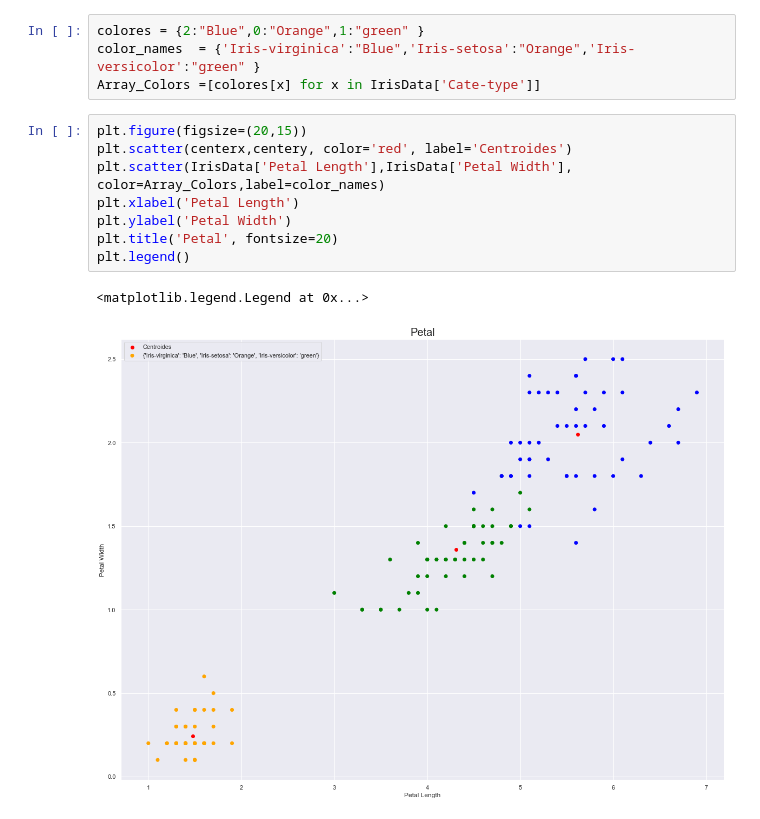
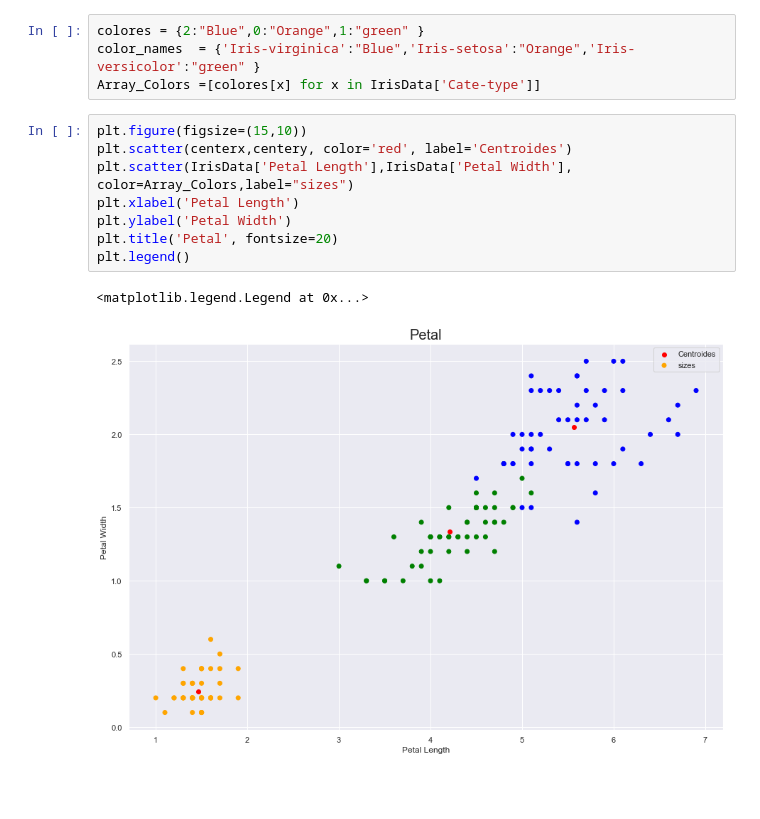
Before and after one commit to gustavoalonso93/Ciencia-de-Dados, a Jupyter notebook: Python/Kmeans.ipynb, the cells around one changed output. Cells and saved outputs as stored; diff of their text form; blank space fills up the shorter version.

```diff
--- a/Python/Kmeans.ipynb
+++ b/Python/Kmeans.ipynb
@@ -84,13 +84,13 @@ colores = {2:"Blue",0:"Orange",1:"green" }
 color_names  = {'Iris-virginica':"Blue",'Iris-setosa':"Orange",'Iris-versicolor':"green" }
 Array_Colors =[colores[x] for x in IrisData['Cate-type']]
 # %%
-plt.figure(figsize=(20,15))
+plt.figure(figsize=(15,10))
 plt.scatter(centerx,centery, color='red', label='Centroides')
-plt.scatter(IrisData['Petal Length'],IrisData['Petal Width'], color=Array_Colors,label=color_names)
+plt.scatter(IrisData['Petal Length'],IrisData['Petal Width'], color=Array_Colors,label="sizes")
 plt.xlabel('Petal Length')
 plt.ylabel('Petal Width')
 plt.title('Petal', fontsize=20)
 plt.legend()
 # %% [output]
 <matplotlib.legend.Legend at 0x...>
-[figure, old version]
+[figure, new version]
```
Also changed, not shown: parts of 4 cells of this notebook.
